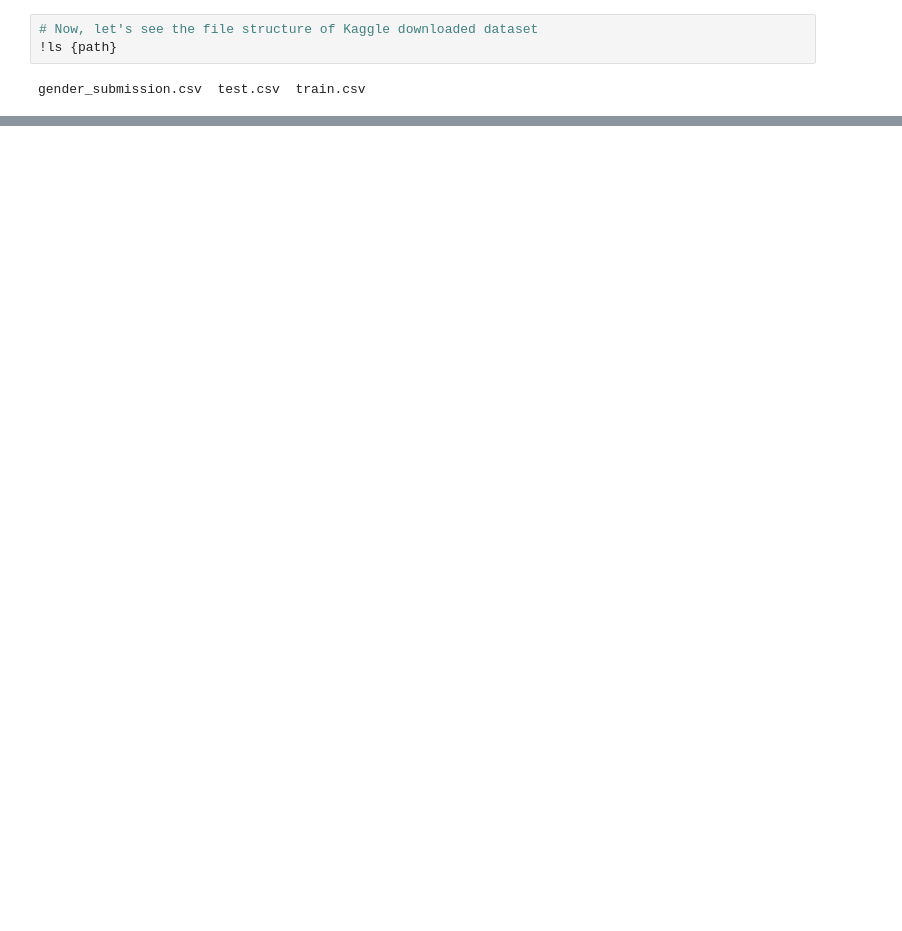
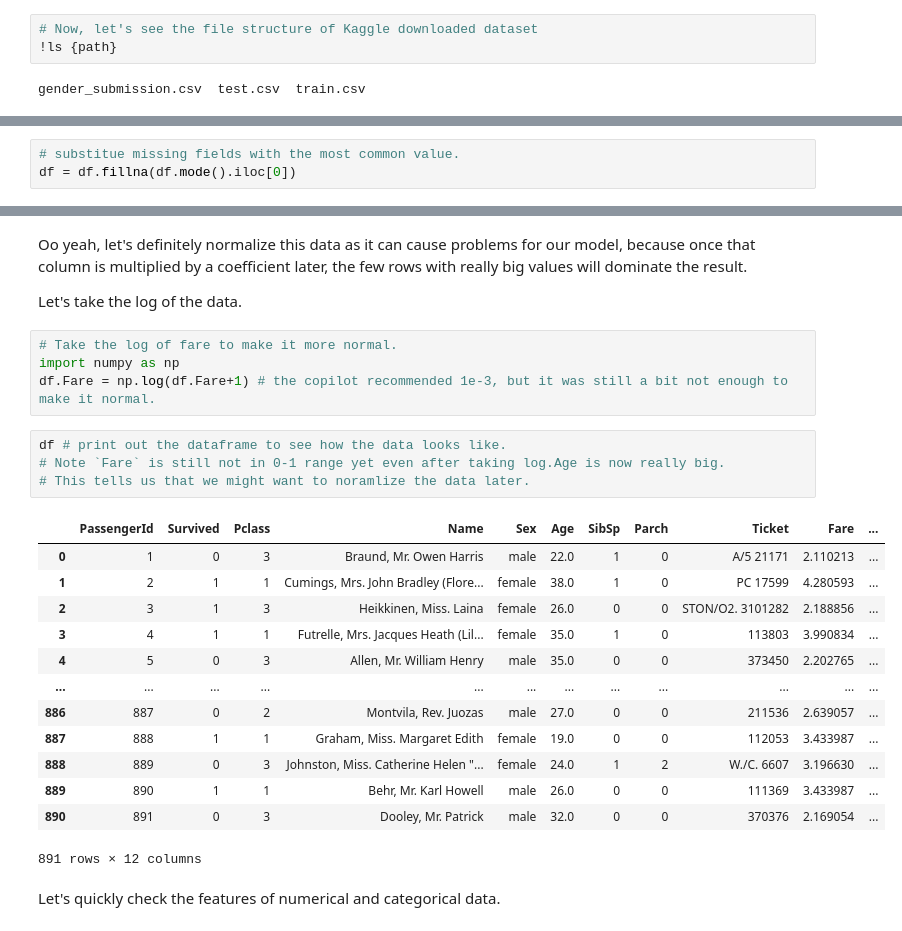
Before and after one commit to bigyunicorn/fastai22, a Jupyter notebook: lesson05/Linear_model_and_neural_net_from_scratch.ipynb, the cells around one changed output, grey strips where cells are left out. Saved outputs shown, nothing was run; the diff lists cells and outputs as text; blank space fills up the shorter version.

Commit message:
Chapter 5 notebooks with github copilot

```diff
--- a/lesson05/Linear_model_and_neural_net_from_scratch.ipynb
+++ b/lesson05/Linear_model_and_neural_net_from_scratch.ipynb
@@ -113,0 +249,3 @@ import pandas as pd # Colab has it installed already.
+# %%
+# substitue missing fields with the most common value.
+df = df.fillna(df.mode().iloc[0])
@@ -113,0 +270,28 @@ import pandas as pd # Colab has it installed already.
+# %% [markdown]
+Oo yeah, let's definitely normalize this data as it can cause problems for our model, because once that column is multiplied by a coefficient later, the few rows with really big values will dominate the result.
+
+Let's take the log of the data.
+# %%
+# Take the log of fare to make it more normal.
+import numpy as np
+df.Fare = np.log(df.Fare+1) # the copilot recommended 1e-3, but it was still a bit not enough to make it normal.
+# %%
+df # print out the dataframe to see how the data looks like.
+# Note `Fare` is still not in 0-1 range yet even after taking log.Age is now really big.
+# This tells us that we might want to noramlize the data later.
+# %% [output]
+|  | PassengerId | Survived | Pclass | Name | Sex | Age | SibSp | Parch | Ticket | Fare | ... |
+| 0 | 1 | 0 | 3 | Braund, Mr. Owen Harris | male | 22.0 | 1 | 0 | A/5 21171 | 2.110213 | ... |
+| 1 | 2 | 1 | 1 | Cumings, Mrs. John Bradley (Flore... | female | 38.0 | 1 | 0 | PC 17599 | 4.280593 | ... |
+| 2 | 3 | 1 | 3 | Heikkinen, Miss. Laina | female | 26.0 | 0 | 0 | STON/O2. 3101282 | 2.188856 | ... |
+| 3 | 4 | 1 | 1 | Futrelle, Mrs. Jacques Heath (Lil... | female | 35.0 | 1 | 0 | 113803 | 3.990834 | ... |
+| 4 | 5 | 0 | 3 | Allen, Mr. William Henry | male | 35.0 | 0 | 0 | 373450 | 2.202765 | ... |
+| ... | ... | ... | ... | ... | ... | ... | ... | ... | ... | ... | ... |
+| 886 | 887 | 0 | 2 | Montvila, Rev. Juozas | male | 27.0 | 0 | 0 | 211536 | 2.639057 | ... |
+| 887 | 888 | 1 | 1 | Graham, Miss. Margaret Edith | female | 19.0 | 0 | 0 | 112053 | 3.433987 | ... |
+| 888 | 889 | 0 | 3 | Johnston, Miss. Catherine Helen "... | female | 24.0 | 1 | 2 | W./C. 6607 | 3.196630 | ... |
+| 889 | 890 | 1 | 1 | Behr, Mr. Karl Howell | male | 26.0 | 0 | 0 | 111369 | 3.433987 | ... |
+| 890 | 891 | 0 | 3 | Dooley, Mr. Patrick | male | 32.0 | 0 | 0 | 370376 | 2.169054 | ... |
+891 rows × 12 columns
+# %% [markdown]
+Let's quickly check the features of numerical and categorical data.
```
Also changed, not shown: parts of 125 cells of this notebook.
